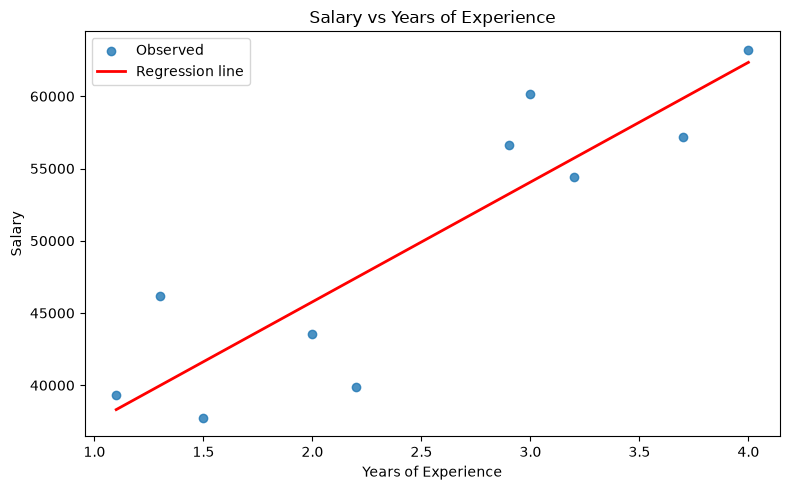
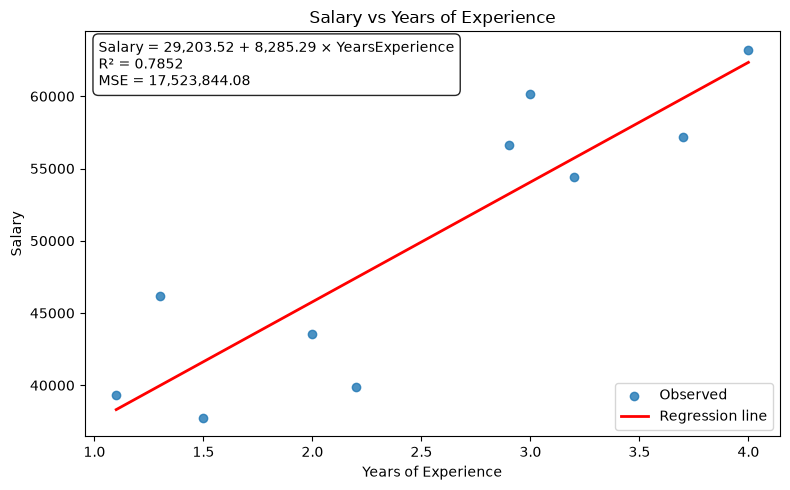
The change to this notebook cell's code, shown as a diff; its figure went from the first image to the second:
--- before
+++ after
@@ -2,11 +2,31 @@
 y_line = model.predict(x_line)
 
-plt.figure(figsize=(8, 5))
-plt.scatter(df["YearsExperience"], df["Salary"], alpha=0.8, label="Observed")
-plt.plot(x_line, y_line, color="red", linewidth=2, label="Regression line")
-plt.title("Salary vs Years of Experience")
-plt.xlabel("Years of Experience")
-plt.ylabel("Salary")
-plt.legend()
-plt.tight_layout()
+y_pred = model.predict(X)
+r2 = r2_score(y, y_pred)
+mse = mean_squared_error(y, y_pred)
+
+annotation = (
+    f"Salary = {intercept:,.2f} + {slope:,.2f} × YearsExperience\n"
+    f"R² = {r2:.4f}\n"
+    f"MSE = {mse:,.2f}"
+)
+
+fig, ax = plt.subplots(figsize=(8, 5))
+ax.scatter(df["YearsExperience"], df["Salary"], alpha=0.8, label="Observed")
+ax.plot(x_line, y_line, color="red", linewidth=2, label="Regression line")
+ax.set_title("Salary vs Years of Experience")
+ax.set_xlabel("Years of Experience")
+ax.set_ylabel("Salary")
+ax.legend()
+ax.text(
+    0.02,
+    0.98,
+    annotation,
+    transform=ax.transAxes,
+    va="top",
+    ha="left",
+    fontsize=10,
+    bbox=dict(boxstyle="round,pad=0.4", facecolor="white", alpha=0.85),
+)
+fig.tight_layout()
 plt.show()

Commit: Add MSE and on-plot model annotations to AI regression deliverables.